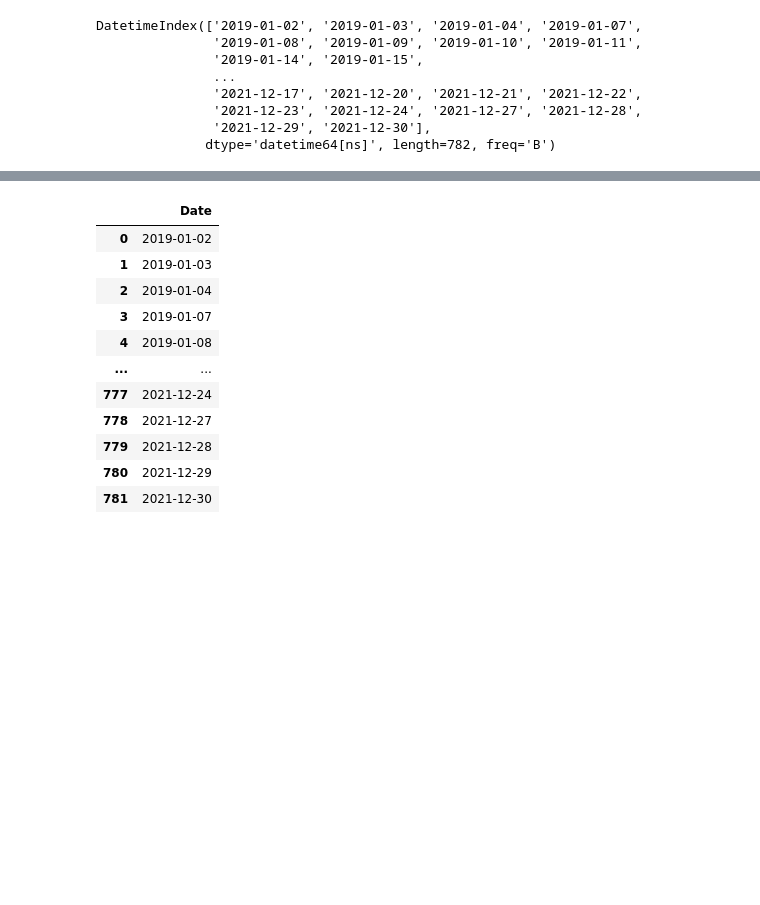
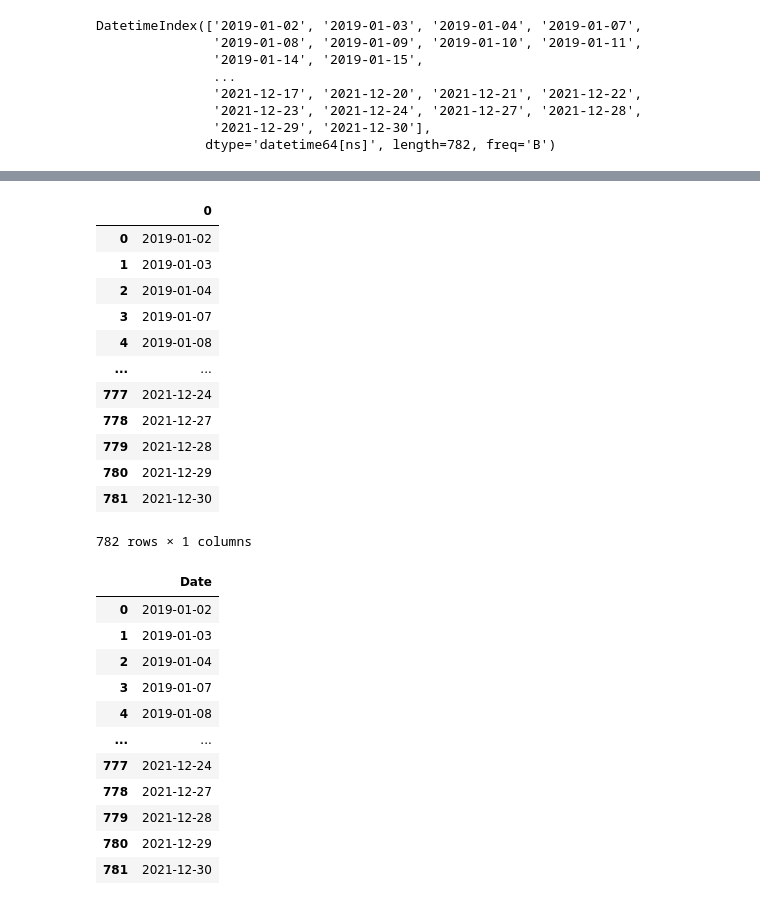
Before and after one commit to sejinhwang97ko/2023prac, a Jupyter notebook: hello/corr_run.ipynb, the cells around one changed output, grey strips where cells are left out. Drawn from its saved outputs; the diff is of its cells as text; code cells hidden in the pictures; blank space fills up the shorter version.

```diff
--- a/hello/corr_run.ipynb
+++ b/hello/corr_run.ipynb
@@ -68,0 +85,16 @@ DatetimeIndex(['2019-01-02', '2019-01-03', '2019-01-04', '2019-01-07',
+# %%
+pd.DataFrame(pd.date_range(start_date2, end_date2, freq='B'))
+# %% [output]
+|  | 0 |
+| 0 | 2019-01-02 |
+| 1 | 2019-01-03 |
+| 2 | 2019-01-04 |
+| 3 | 2019-01-07 |
+| 4 | 2019-01-08 |
+| ... | ... |
+| 777 | 2021-12-24 |
+| 778 | 2021-12-27 |
+| 779 | 2021-12-28 |
+| 780 | 2021-12-29 |
+| 781 | 2021-12-30 |
+782 rows × 1 columns
```
Also changed, not shown: parts of 4 cells of this notebook, 3 other files.
